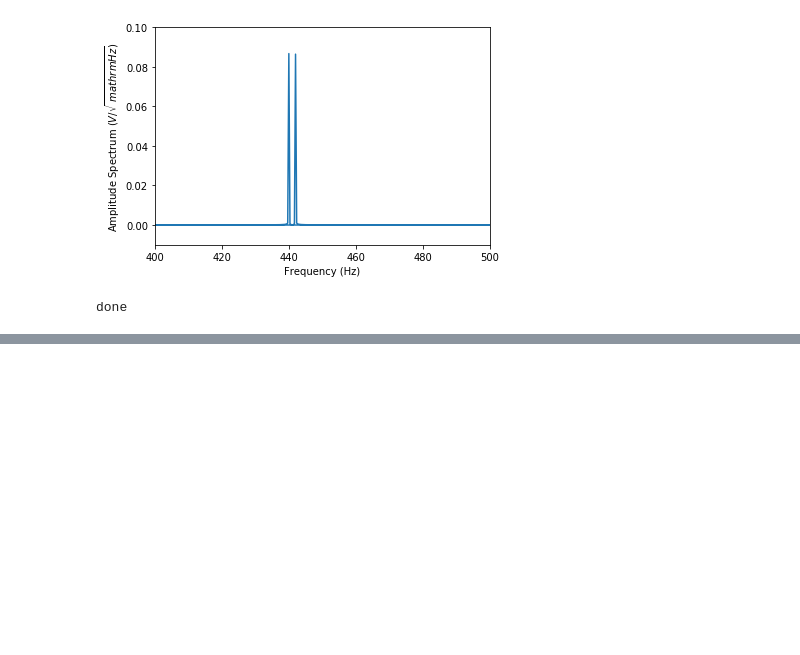
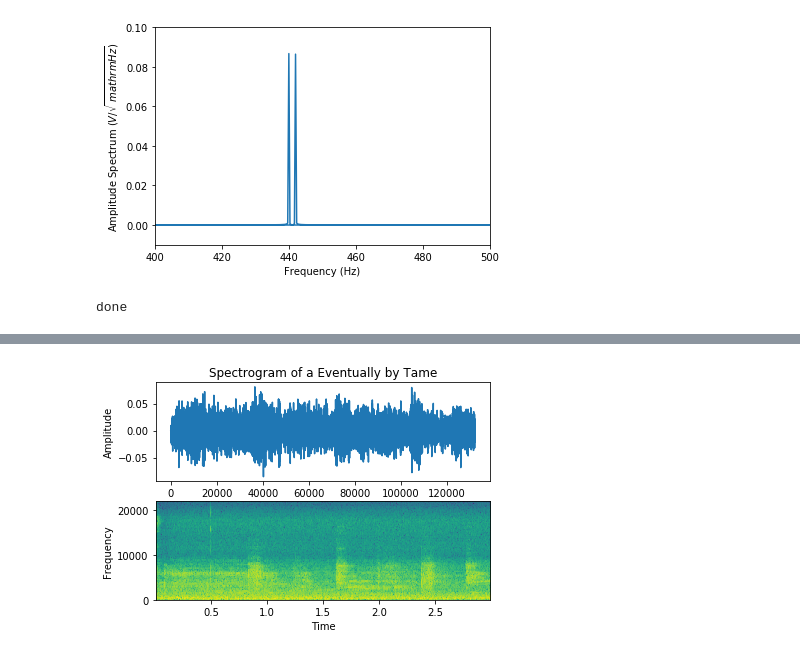
Before and after one commit to akonomos/akonomos, a Jupyter notebook: 18L_Section_Week_7_ameliaQUIZ.zip.ipynb, the cells around one changed output, grey strips where cells are left out. Cells and saved outputs as stored; diff of their text form; code cells hidden in the pictures; blank space fills up the shorter version.

```diff
--- a/18L_Section_Week_7_ameliaQUIZ.zip.ipynb
+++ b/18L_Section_Week_7_ameliaQUIZ.zip.ipynb
@@ -146,0 +352,19 @@ with ZipFile('sample2.zip', 'w') as zipObj2:
+# %%
+samplingFrequency, signalData = wavfile.read('record3.wav')
+
+
+plot.subplot(211)
+plot.title('Spectrogram of a Eventually by Tame')
+
+plot.plot(signalData)
+plot.xlabel('Sample')
+plot.ylabel('Amplitude')
+
+
+plot.subplot(212)
+plot.specgram(signalData,Fs=samplingFrequency)
+plot.xlabel('Time')
+plot.ylabel('Frequency')
+plot.show()
+# %% [output]
+[figure, added]
```
Also changed, not shown: parts of 13 cells of this notebook.
